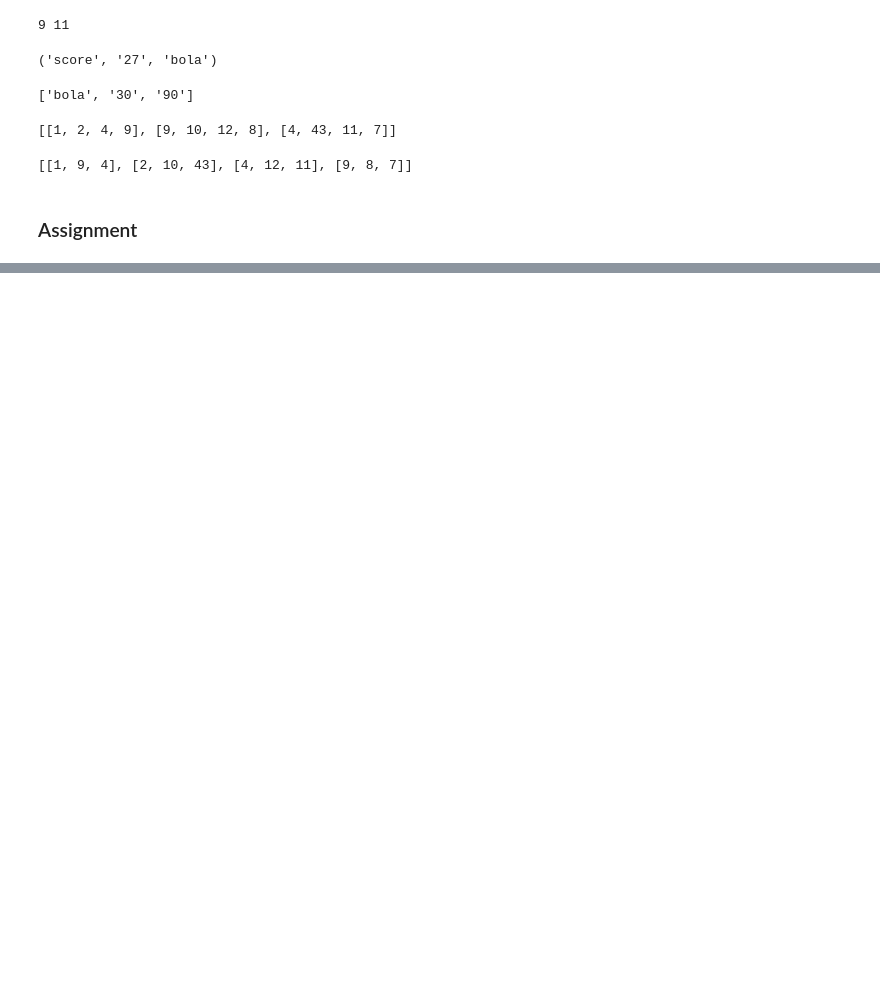
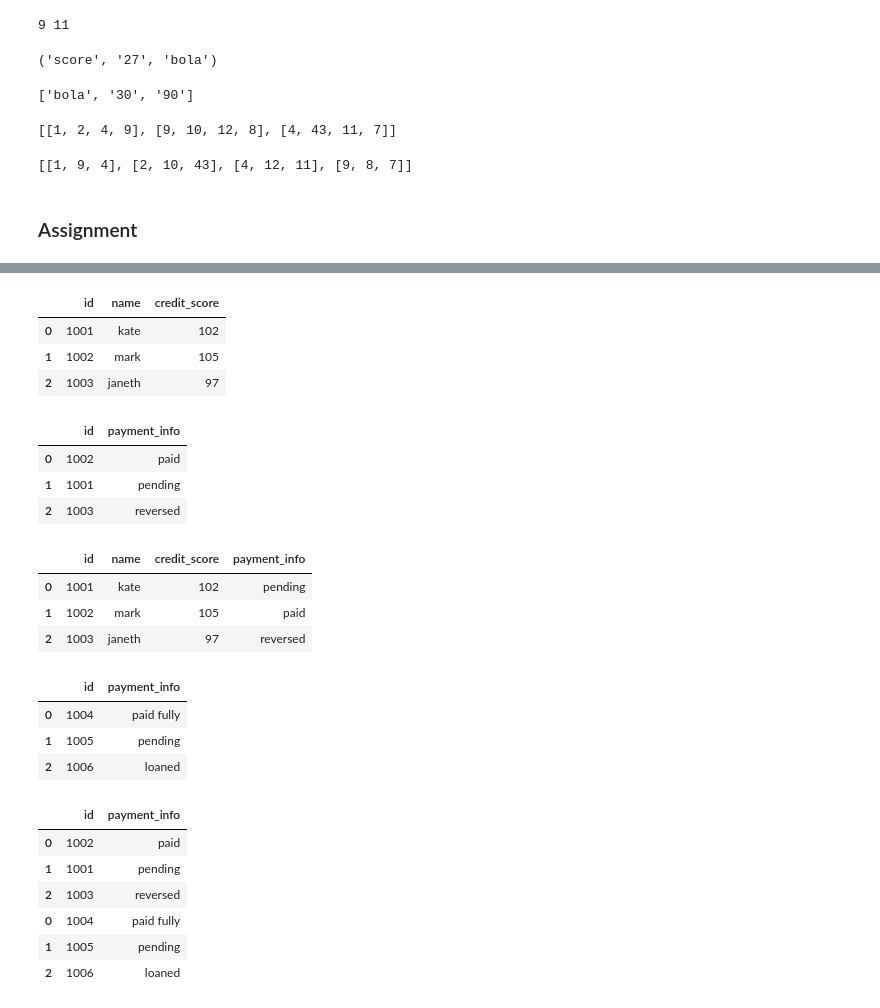
Before and after one commit to Cetezin/data_analytic, a Jupyter notebook: ClassWork.ipynb, the cells around one changed output, grey strips where cells are left out. Drawn from its saved outputs; the diff is of its cells as text; code cells hidden in the pictures; blank space fills up the shorter version.

```diff
--- a/ClassWork.ipynb
+++ b/ClassWork.ipynb
@@ -196,0 +531,49 @@ print(arr_list)
+# %%
+id_info = [[1001, 1002, 1003], ['kate', 'mark', 'janeth'], [102, 105, 97]]
+data_df = pd.DataFrame(id_info).T
+data_df.columns = ["id", "name", "credit_score"]
+data_df
+# %% [output]
+|  | id | name | credit_score |
+| 0 | 1001 | kate | 102 |
+| 1 | 1002 | mark | 105 |
+| 2 | 1003 | janeth | 97 |
+# %%
+arr_dict = {"id":[1002, 1001, 1003],
+           "payment_info": ["paid", "pending", "reversed"]}
+df_data = pd.DataFrame(arr_dict)
+df_data
+# %% [output]
+|  | id | payment_info |
+| 0 | 1002 | paid |
+| 1 | 1001 | pending |
+| 2 | 1003 | reversed |
+# %%
+merged_data = pd.merge(data_df, df_data, on = "id")
+merged_data
+# %% [output]
+|  | id | name | credit_score | payment_info |
+| 0 | 1001 | kate | 102 | pending |
+| 1 | 1002 | mark | 105 | paid |
+| 2 | 1003 | janeth | 97 | reversed |
+# %%
+dt = {"id":[1004, 1005, 1006],
+     "payment_info": ["paid fully", "pending", "loaned"]}
+df_dt = pd.DataFrame(dt)
+df_dt
+# %% [output]
+|  | id | payment_info |
+| 0 | 1004 | paid fully |
+| 1 | 1005 | pending |
+| 2 | 1006 | loaned |
+# %%
+my_df = df_data.append(df_dt)
+my_df
+# %% [output]
+|  | id | payment_info |
+| 0 | 1002 | paid |
+| 1 | 1001 | pending |
+| 2 | 1003 | reversed |
+| 0 | 1004 | paid fully |
+| 1 | 1005 | pending |
+| 2 | 1006 | loaned |
```
Also changed, not shown: parts of 48 cells of this notebook.
